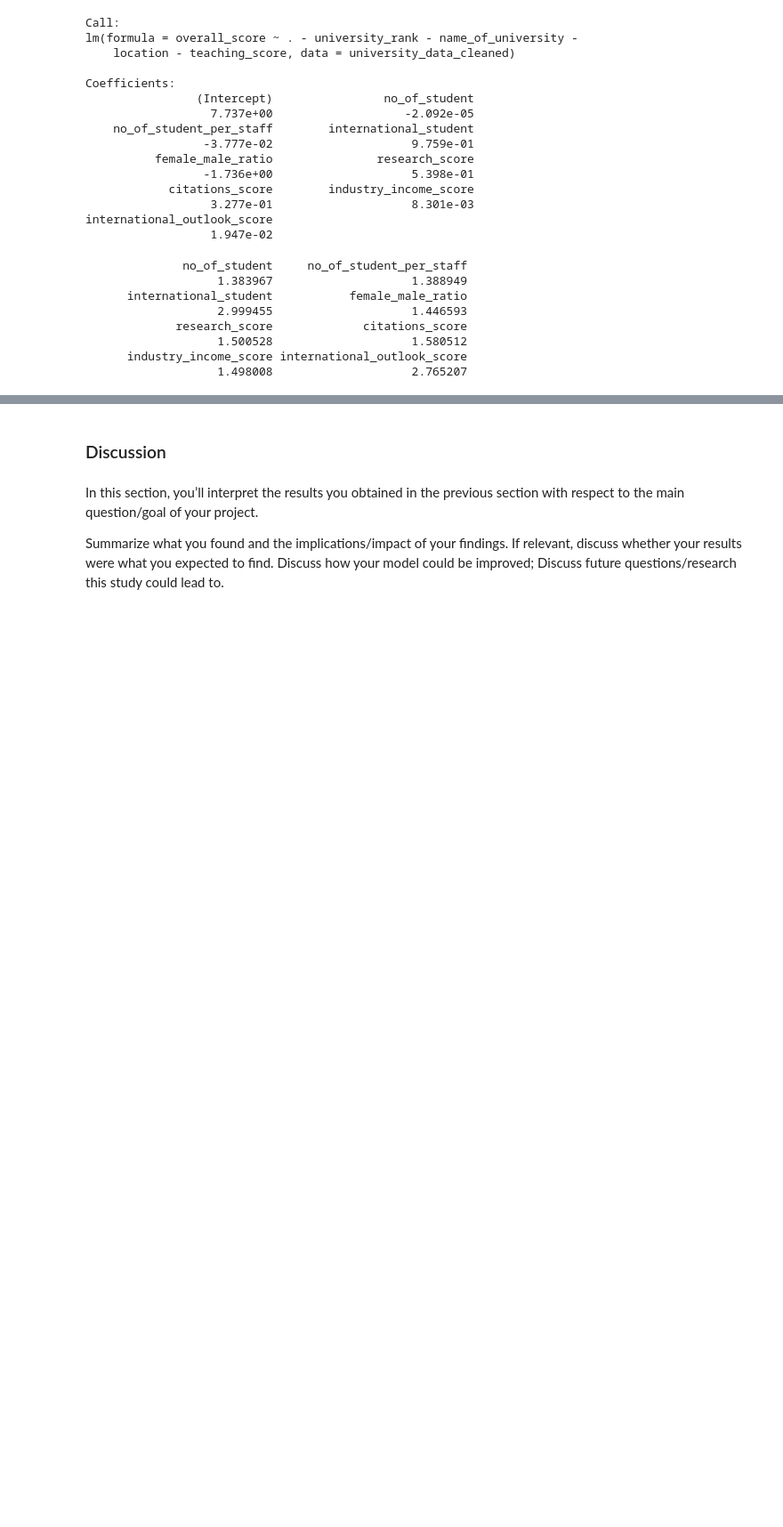
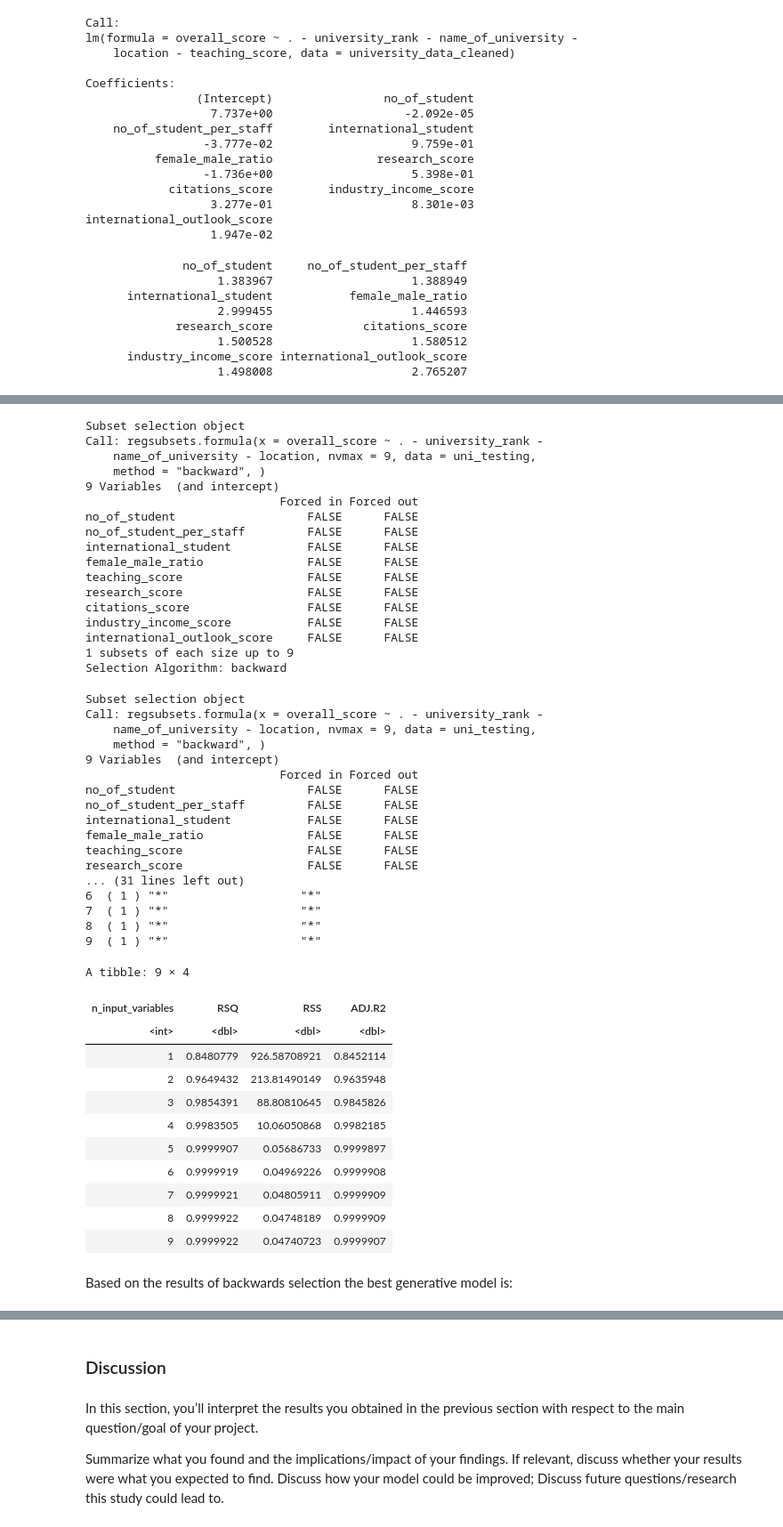
Before and after one commit to ayushtvora/stat-301-group-project, a Jupyter notebook: group_project_report.ipynb, the cells around one changed output, grey strips where cells are left out. Shown at 89% size. Saved outputs shown, nothing was run; the diff lists cells and outputs as text; code cells hidden in the pictures; blank space fills up the shorter version.

Commit message:
backwards selection

```diff
--- a/group_project_report.ipynb
+++ b/group_project_report.ipynb
@@ -181,0 +198,69 @@ international_outlook_score
+# %%
+uni_backward_sel <-
+    regsubsets(
+        x = overall_score ~ . - university_rank - name_of_university - location,
+        nvmax = 9,
+        data = uni_testing,
+        method = "backward",
+    )
+uni_backward_sel
+
+uni_bwd_summary <- summary(uni_backward_sel)
+
+uni_bwd_summary_df <- tibble(
+    n_input_variables = 1:9,
+    RSQ = uni_bwd_summary$rsq,
+    RSS = uni_bwd_summary$rss,
+    ADJ.R2 = uni_bwd_summary$adjr2
+)
+uni_bwd_summary
+uni_bwd_summary_df
+# %% [output]
+Subset selection object
+Call: regsubsets.formula(x = overall_score ~ . - university_rank -
+    name_of_university - location, nvmax = 9, data = uni_testing,
+    method = "backward", )
+9 Variables  (and intercept)
+                            Forced in Forced out
+no_of_student                   FALSE      FALSE
+no_of_student_per_staff         FALSE      FALSE
+international_student           FALSE      FALSE
+female_male_ratio               FALSE      FALSE
+teaching_score                  FALSE      FALSE
+research_score                  FALSE      FALSE
+citations_score                 FALSE      FALSE
+industry_income_score           FALSE      FALSE
+international_outlook_score     FALSE      FALSE
+1 subsets of each size up to 9
+Selection Algorithm: backward
+Subset selection object
+Call: regsubsets.formula(x = overall_score ~ . - university_rank -
+    name_of_university - location, nvmax = 9, data = uni_testing,
+    method = "backward", )
+9 Variables  (and intercept)
+                            Forced in Forced out
+no_of_student                   FALSE      FALSE
+no_of_student_per_staff         FALSE      FALSE
+international_student           FALSE      FALSE
+female_male_ratio               FALSE      FALSE
+teaching_score                  FALSE      FALSE
+research_score                  FALSE      FALSE
+... (31 lines left out)
+6  ( 1 ) "*"                   "*"
+7  ( 1 ) "*"                   "*"
+8  ( 1 ) "*"                   "*"
+9  ( 1 ) "*"                   "*"
+A tibble: 9 × 4
+| n_input_variables | RSQ | RSS | ADJ.R2 |
+| <int> | <dbl> | <dbl> | <dbl> |
+| 1 | 0.8480779 | 926.58708921 | 0.8452114 |
+| 2 | 0.9649432 | 213.81490149 | 0.9635948 |
+| 3 | 0.9854391 | 88.80810645 | 0.9845826 |
+| 4 | 0.9983505 | 10.06050868 | 0.9982185 |
+| 5 | 0.9999907 | 0.05686733 | 0.9999897 |
+| 6 | 0.9999919 | 0.04969226 | 0.9999908 |
+| 7 | 0.9999921 | 0.04805911 | 0.9999909 |
+| 8 | 0.9999922 | 0.04748189 | 0.9999909 |
+| 9 | 0.9999922 | 0.04740723 | 0.9999907 |
+# %% [markdown]
+Based on the results of backwards selection the best generative model is:
```
Also changed, not shown: parts of 8 cells of this notebook.
